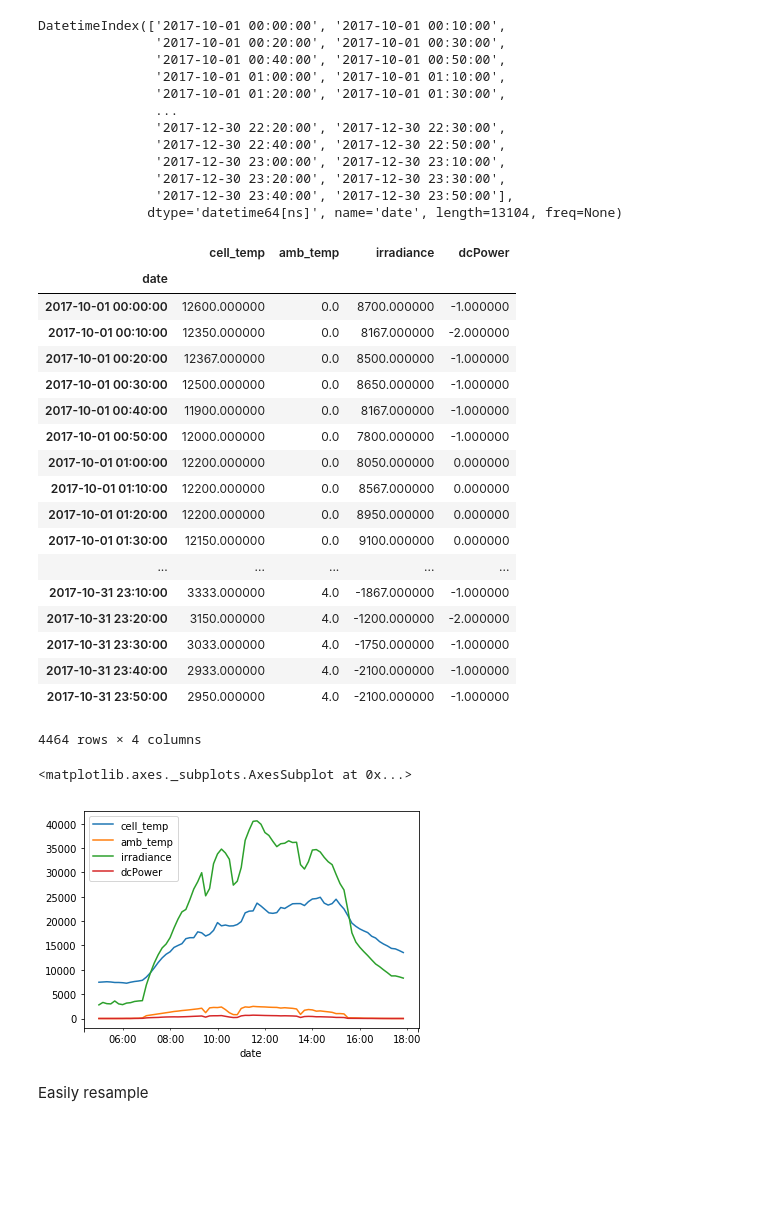
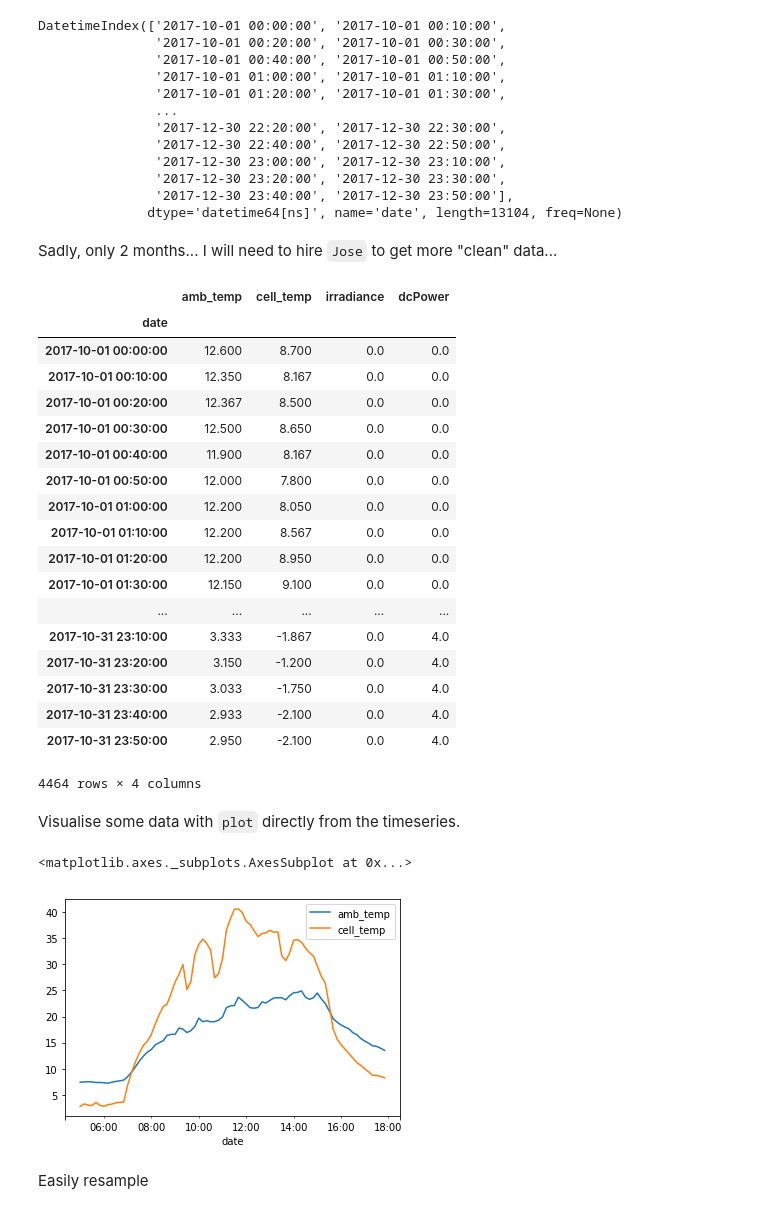
Before and after one commit to tcapelle/python_ines, a Jupyter notebook: Intro.ipynb, the cells around one changed output. Saved outputs shown, nothing was run; the diff lists cells and outputs as text; code cells hidden in the pictures; blank space fills up the shorter version.

```diff
--- a/Intro.ipynb
+++ b/Intro.ipynb
@@ -304,33 +325,37 @@ DatetimeIndex(['2017-10-01 00:00:00', '2017-10-01 00:10:00',
                '2017-12-30 23:20:00', '2017-12-30 23:30:00',
                '2017-12-30 23:40:00', '2017-12-30 23:50:00'],
               dtype='datetime64[ns]', name='date', length=13104, freq=None)
+# %% [markdown]
+Sadly, only 2 months... I will need to hire `Jose` to get more "clean" data...
 # %%
-data_df.loc['10-2017']
+data_df['10-2017']
 # %% [output]
-|  | cell_temp | amb_temp | irradiance | dcPower |
+|  | amb_temp | cell_temp | irradiance | dcPower |
 | date |  |  |  |  |
-| 2017-10-01 00:00:00 | 12600.000000 | 0.0 | 8700.000000 | -1.000000 |
-| 2017-10-01 00:10:00 | 12350.000000 | 0.0 | 8167.000000 | -2.000000 |
-| 2017-10-01 00:20:00 | 12367.000000 | 0.0 | 8500.000000 | -1.000000 |
-| 2017-10-01 00:30:00 | 12500.000000 | 0.0 | 8650.000000 | -1.000000 |
-| 2017-10-01 00:40:00 | 11900.000000 | 0.0 | 8167.000000 | -1.000000 |
-| 2017-10-01 00:50:00 | 12000.000000 | 0.0 | 7800.000000 | -1.000000 |
-| 2017-10-01 01:00:00 | 12200.000000 | 0.0 | 8050.000000 | 0.000000 |
-| 2017-10-01 01:10:00 | 12200.000000 | 0.0 | 8567.000000 | 0.000000 |
-| 2017-10-01 01:20:00 | 12200.000000 | 0.0 | 8950.000000 | 0.000000 |
-| 2017-10-01 01:30:00 | 12150.000000 | 0.0 | 9100.000000 | 0.000000 |
+| 2017-10-01 00:00:00 | 12.600 | 8.700 | 0.0 | 0.0 |
+| 2017-10-01 00:10:00 | 12.350 | 8.167 | 0.0 | 0.0 |
+| 2017-10-01 00:20:00 | 12.367 | 8.500 | 0.0 | 0.0 |
+| 2017-10-01 00:30:00 | 12.500 | 8.650 | 0.0 | 0.0 |
+| 2017-10-01 00:40:00 | 11.900 | 8.167 | 0.0 | 0.0 |
+| 2017-10-01 00:50:00 | 12.000 | 7.800 | 0.0 | 0.0 |
+| 2017-10-01 01:00:00 | 12.200 | 8.050 | 0.0 | 0.0 |
+| 2017-10-01 01:10:00 | 12.200 | 8.567 | 0.0 | 0.0 |
+| 2017-10-01 01:20:00 | 12.200 | 8.950 | 0.0 | 0.0 |
+| 2017-10-01 01:30:00 | 12.150 | 9.100 | 0.0 | 0.0 |
 | ... | ... | ... | ... | ... |
-| 2017-10-31 23:10:00 | 3333.000000 | 4.0 | -1867.000000 | -1.000000 |
-| 2017-10-31 23:20:00 | 3150.000000 | 4.0 | -1200.000000 | -2.000000 |
-| 2017-10-31 23:30:00 | 3033.000000 | 4.0 | -1750.000000 | -1.000000 |
-| 2017-10-31 23:40:00 | 2933.000000 | 4.0 | -2100.000000 | -1.000000 |
-| 2017-10-31 23:50:00 | 2950.000000 | 4.0 | -2100.000000 | -1.000000 |
+| 2017-10-31 23:10:00 | 3.333 | -1.867 | 0.0 | 4.0 |
+| 2017-10-31 23:20:00 | 3.150 | -1.200 | 0.0 | 4.0 |
+| 2017-10-31 23:30:00 | 3.033 | -1.750 | 0.0 | 4.0 |
+| 2017-10-31 23:40:00 | 2.933 | -2.100 | 0.0 | 4.0 |
+| 2017-10-31 23:50:00 | 2.950 | -2.100 | 0.0 | 4.0 |
 4464 rows × 4 columns
+# %% [markdown]
+Visualise some data with `plot` directly from the timeseries.
 # %%
-data_df['05h 13-Oct-2017': '17h 13-Oct-2017'].plot()
+data_df[['amb_temp', 'cell_temp']]['05h 13-Oct-2017': '17h 13-Oct-2017'].plot()
 # %% [output]
 <matplotlib.axes._subplots.AxesSubplot at 0x...>
-[figure, old version]
+[figure, new version]
 # %% [markdown]
 Easily resample
 # %%
```
Also changed, not shown: parts of 63 cells of this notebook, 2 other files.
